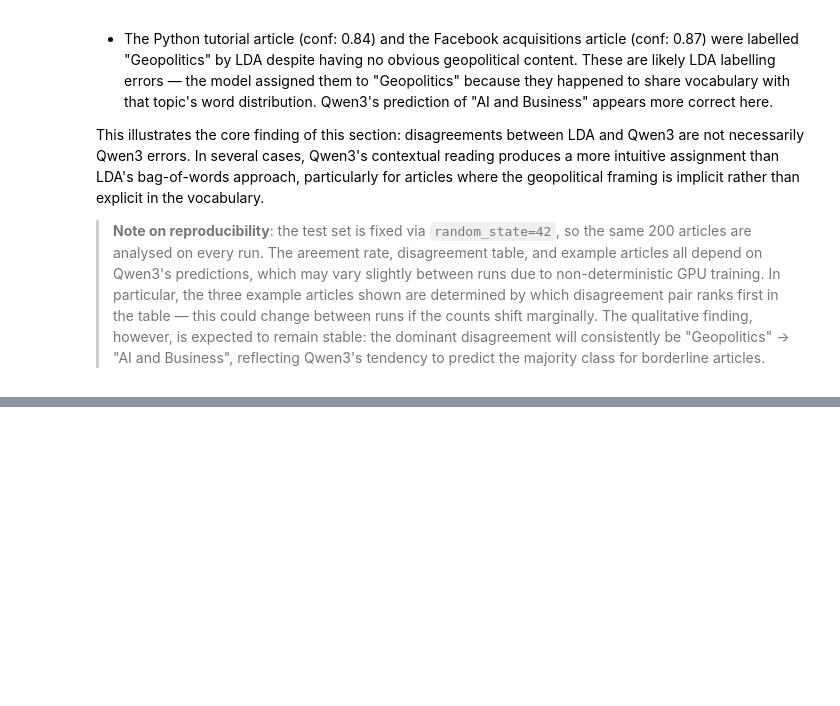
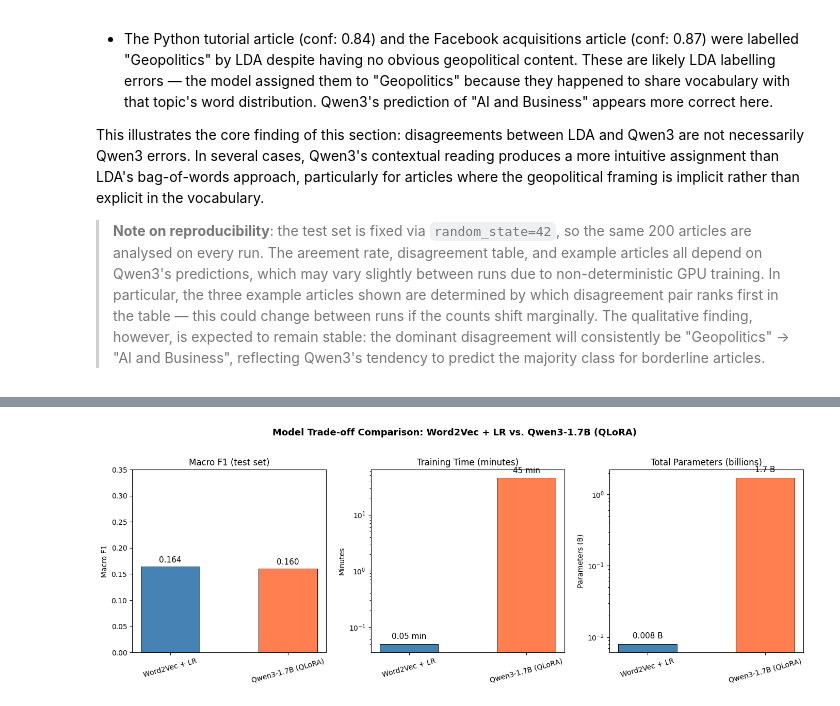
Before and after one commit to allarom/clt-26, a Jupyter notebook: clt_stage2.ipynb, the cells around one changed output, grey strips where cells are left out. Saved outputs shown, nothing was run; the diff lists cells and outputs as text; code cells hidden in the pictures; blank space fills up the shorter version.

```diff
--- a/clt_stage2.ipynb
+++ b/clt_stage2.ipynb
@@ -1870,0 +2055,44 @@ explicit in the vocabulary.
+# %%
+fig, axes = plt.subplots(1, 3, figsize=(14, 5))
+
+models       = ['Word2Vec + LR', 'Qwen3-1.7B (QLoRA)']
+macro_f1     = [0.164, 0.160]
+train_min    = [0.05, 45]   # approximate training minutes
+params_b     = [0.008, 1.7] # total parameters in billions
+
+colors = ['steelblue', 'coral']
+
+# Plot 1: Macro F1
+axes[0].bar(models, macro_f1, color=colors, width=0.5, edgecolor='black', linewidth=0.7)
+axes[0].set_title('Macro F1 (test set)', fontsize=12)
+axes[0].set_ylim(0, 0.35)
+axes[0].set_ylabel('Macro F1')
+for i, v in enumerate(macro_f1):
+    axes[0].text(i, v + 0.005, f'{v:.3f}', ha='center', va='bottom', fontsize=11)
+axes[0].tick_params(axis='x', rotation=15)
+
+# Plot 2: Training time
+axes[1].bar(models, train_min, color=colors, width=0.5, edgecolor='black', linewidth=0.7)
+axes[1].set_title('Training Time (minutes)', fontsize=12)
+axes[1].set_ylabel('Minutes')
+axes[1].set_yscale('log')
+for i, v in enumerate(train_min):
+    axes[1].text(i, v * 1.15, f'{v} min', ha='center', va='bottom', fontsize=11)
+axes[1].tick_params(axis='x', rotation=15)
+
+# Plot 3: Total parameters (log scale)
+axes[2].bar(models, params_b, color=colors, width=0.5, edgecolor='black', linewidth=0.7)
+axes[2].set_title('Total Parameters (billions)', fontsize=12)
+axes[2].set_ylabel('Parameters (B)')
+axes[2].set_yscale('log')
+for i, v in enumerate(params_b):
+    label = f'{v:.3f} B' if v < 0.1 else f'{v} B'
+    axes[2].text(i, v * 1.15, label, ha='center', va='bottom', fontsize=11)
+axes[2].tick_params(axis='x', rotation=15)
+
+plt.suptitle('Model Trade-off Comparison: Word2Vec + LR vs. Qwen3-1.7B (QLoRA)',
+             fontsize=13, fontweight='bold', y=1.02)
+plt.tight_layout()
+plt.show()
+# %% [output]
+[figure, added]
```
Also changed, not shown: parts of 31 cells of this notebook.
